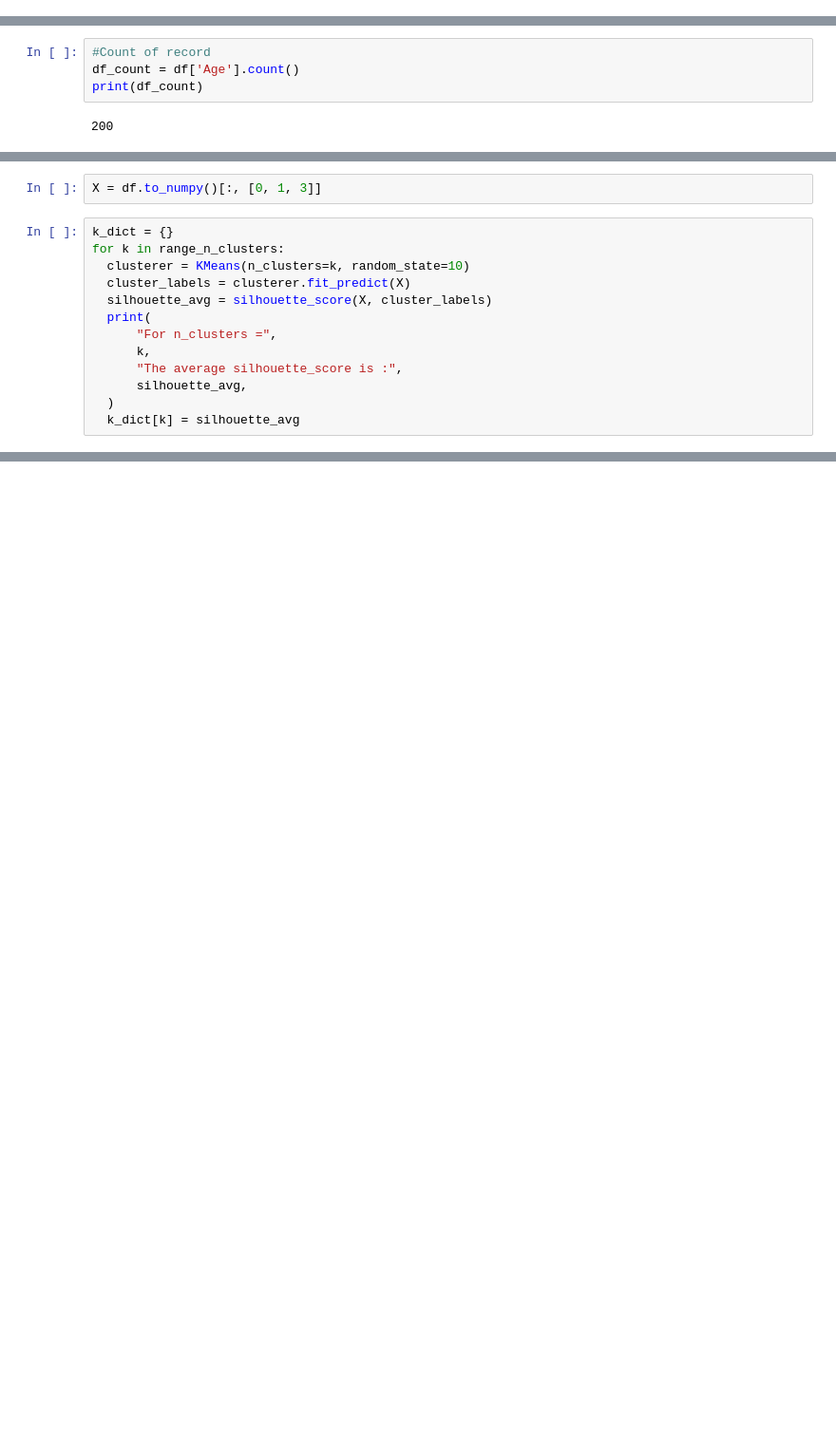
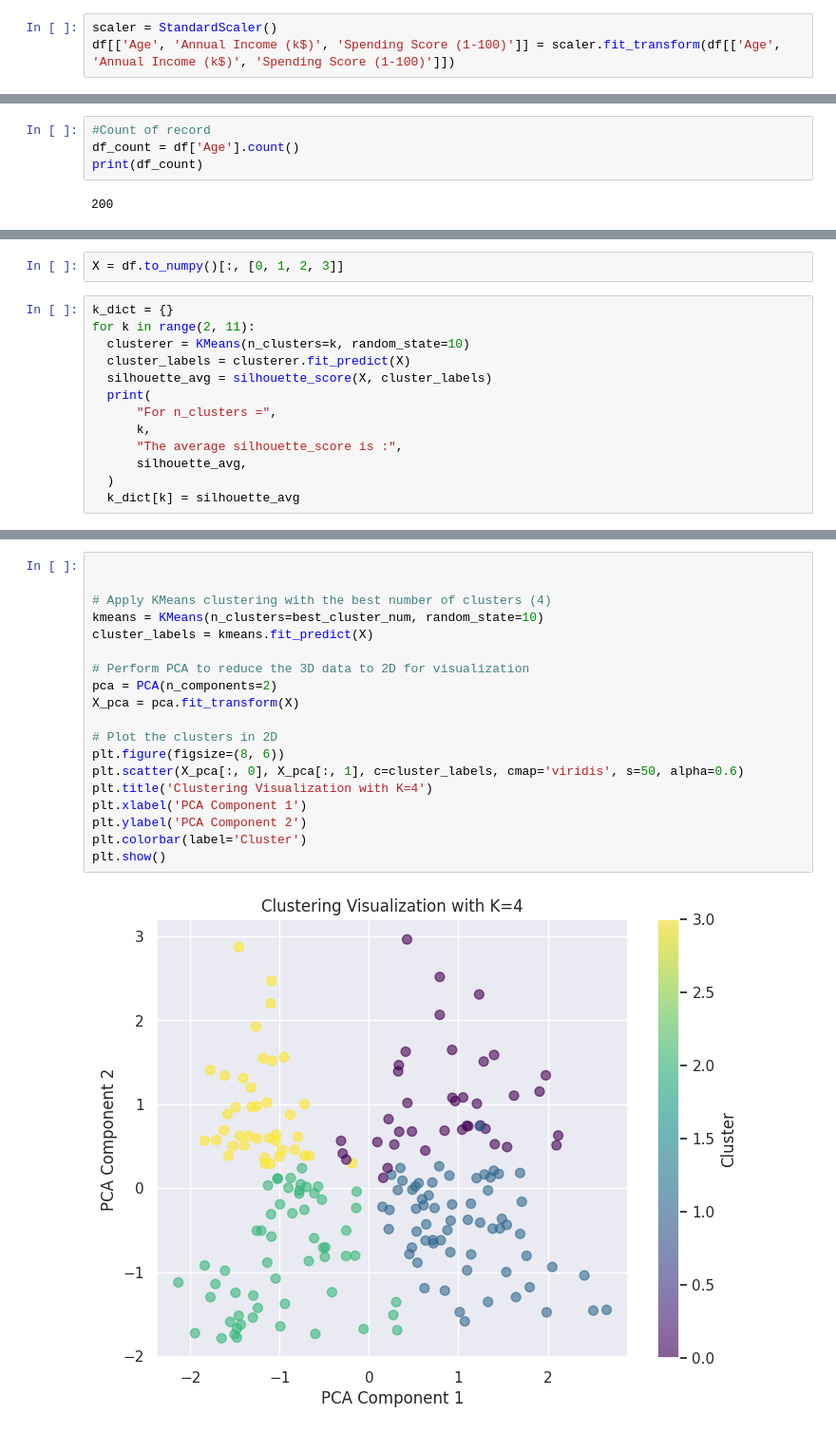
Before and after one commit to TheeratornP/DADS6003, a Jupyter notebook: Kmeans.ipynb, the cells around one changed output, grey strips where cells are left out. Shown: that part at 95% size. Drawn from its saved outputs; the diff is of its cells as text; blank space fills up the shorter version.

```diff
--- a/Kmeans.ipynb
+++ b/Kmeans.ipynb
@@ -21,6 +23,9 @@ df['Gender2'] = label_encoder.fit_transform(df['Gender'])
 #Male = 1, Female = 0
 # %%
 df = df.drop('Gender', axis = 1)
+# %%
+scaler = StandardScaler()
+df[['Age', 'Annual Income (k$)', 'Spending Score (1-100)']] = scaler.fit_transform(df[['Age', 'Annual Income (k$)', 'Spending Score (1-100)']])
 # %%
 print(df.dtypes)
 # %% [output]
@@ -41,8 +59,8 @@ range_n_clusters = list(range(2, df_count))
 # %%
-X = df.to_numpy()[:, [0, 1, 3]]
+X = df.to_numpy()[:, [0, 1, 2, 3]]
 # %%
 k_dict = {}
-for k in range_n_clusters:
+for k in range(2, 11):
   clusterer = KMeans(n_clusters=k, random_state=10)
   cluster_labels = clusterer.fit_predict(X)
   silhouette_avg = silhouette_score(X, cluster_labels)
@@ -79,0 +90,21 @@ The best K is 37
+# %%
+
+
+# Apply KMeans clustering with the best number of clusters (4)
+kmeans = KMeans(n_clusters=best_cluster_num, random_state=10)
+cluster_labels = kmeans.fit_predict(X)
+
+# Perform PCA to reduce the 3D data to 2D for visualization
+pca = PCA(n_components=2)
+X_pca = pca.fit_transform(X)
+
+# Plot the clusters in 2D
+plt.figure(figsize=(8, 6))
+plt.scatter(X_pca[:, 0], X_pca[:, 1], c=cluster_labels, cmap='viridis', s=50, alpha=0.6)
+plt.title('Clustering Visualization with K=4')
+plt.xlabel('PCA Component 1')
+plt.ylabel('PCA Component 2')
+plt.colorbar(label='Cluster')
+plt.show()
+# %% [output]
+[figure, added]
```
Also changed, not shown: parts of 6 cells of this notebook.
